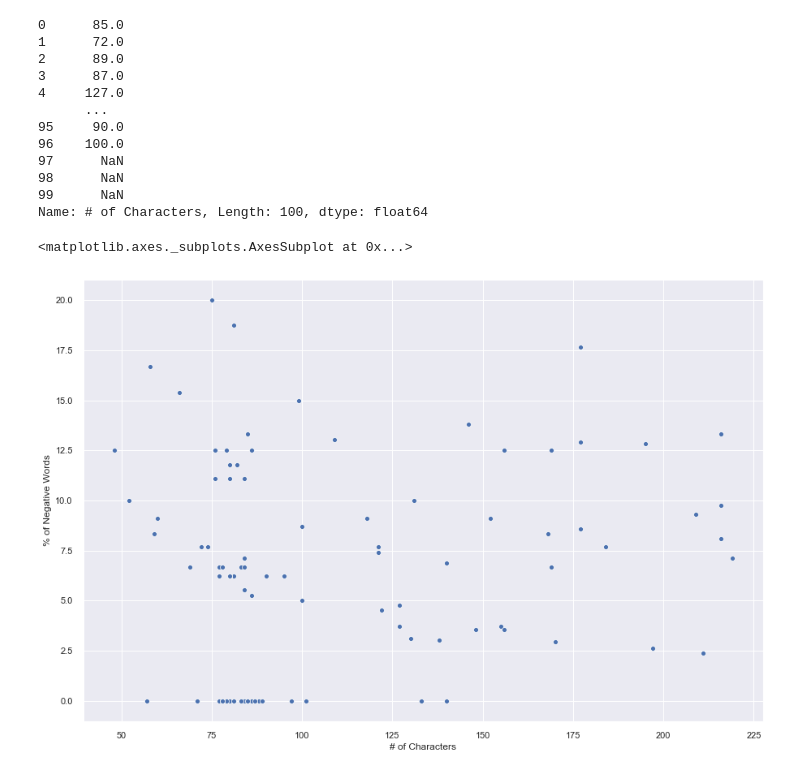
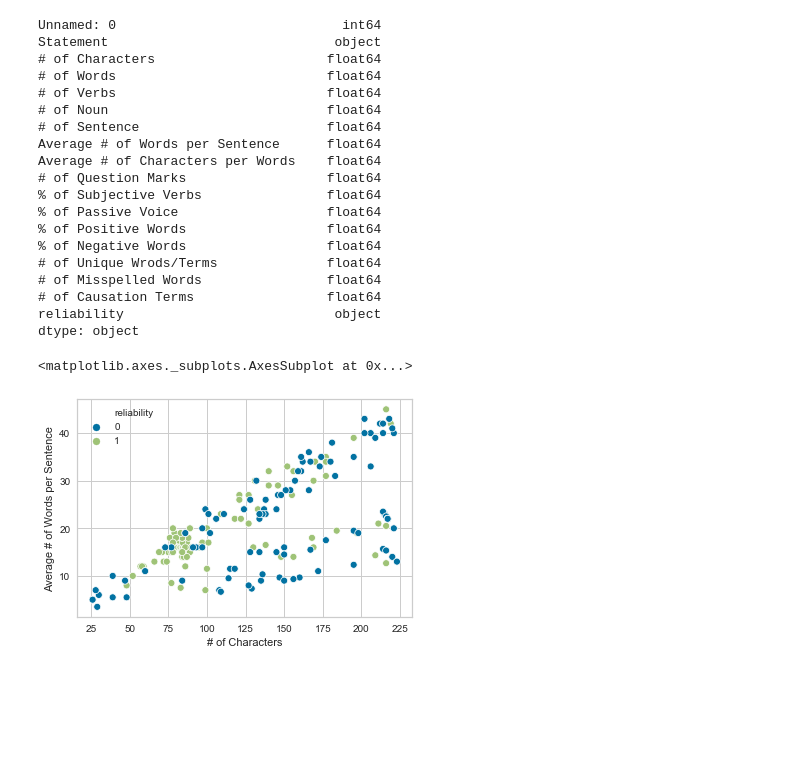
Before and after one commit to SasungKim/EB01, a Jupyter notebook: news-api/news-article-feature-statistical-analysis.ipynb, the cells around one changed output. Cells and saved outputs as stored; diff of their text form; code cells hidden in the pictures; blank space fills up the shorter version.

Commit message:
modification of scatterplot

```diff
--- a/news-api/news-article-feature-statistical-analysis.ipynb
+++ b/news-api/news-article-feature-statistical-analysis.ipynb
@@ -83,22 +46,31 @@ dtype: object
-# %%
-word_count_data = news_reliable['# of Characters']
-
-print(word_count_data)
-# %% [output]
-0      85.0
-1      72.0
-2      89.0
-3      87.0
-4     127.0
-      ...
-95     90.0
-96    100.0
-97      NaN
-98      NaN
-99      NaN
-Name: # of Characters, Length: 100, dtype: float64
+# %%
+news_reliable['reliability'] = '1'
+news_unreliable['reliability'] = '0'
+# %%
+news_compare = pd.concat([news_reliable, news_unreliable], axis=0)
+news_compare.dtypes
+# %% [output]
+Unnamed: 0                             int64
+Statement                             object
+# of Characters                      float64
+# of Words                           float64
+# of Verbs                           float64
+# of Noun                            float64
+# of Sentence                        float64
+Average # of Words per Sentence      float64
+Average # of Characters per Words    float64
+# of Question Marks                  float64
+% of Subjective Verbs                float64
+% of Passive Voice                   float64
+% of Positive Words                  float64
+% of Negative Words                  float64
+# of Unique Wrods/Terms              float64
+# of Misspelled Words                float64
+# of Causation Terms                 float64
+reliability                           object
+dtype: object
 # %%
-sns.scatterplot(x="# of Characters", y="% of Negative Words", data=news_reliable)
+sns.scatterplot(x="# of Characters", y="Average # of Words per Sentence", hue="reliability", data=news_compare)
 # %% [output]
 <matplotlib.axes._subplots.AxesSubplot at 0x...>
-[figure, old version]
+[figure, new version]
```
Also changed, not shown: parts of 2 cells of this notebook.
